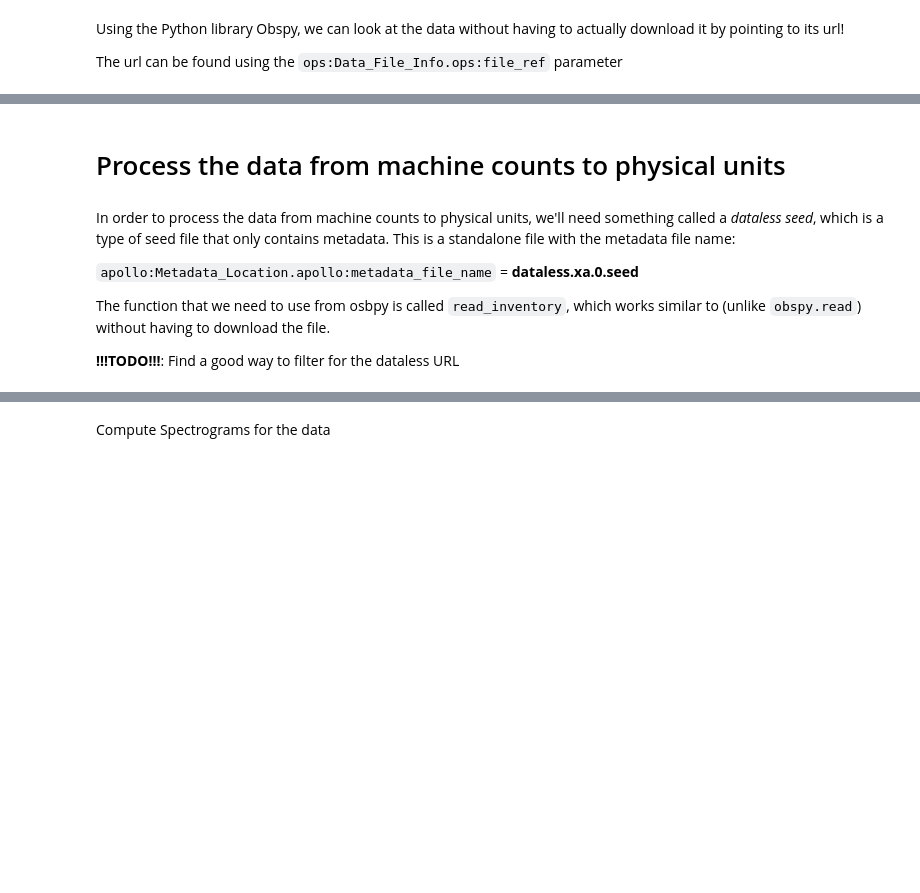
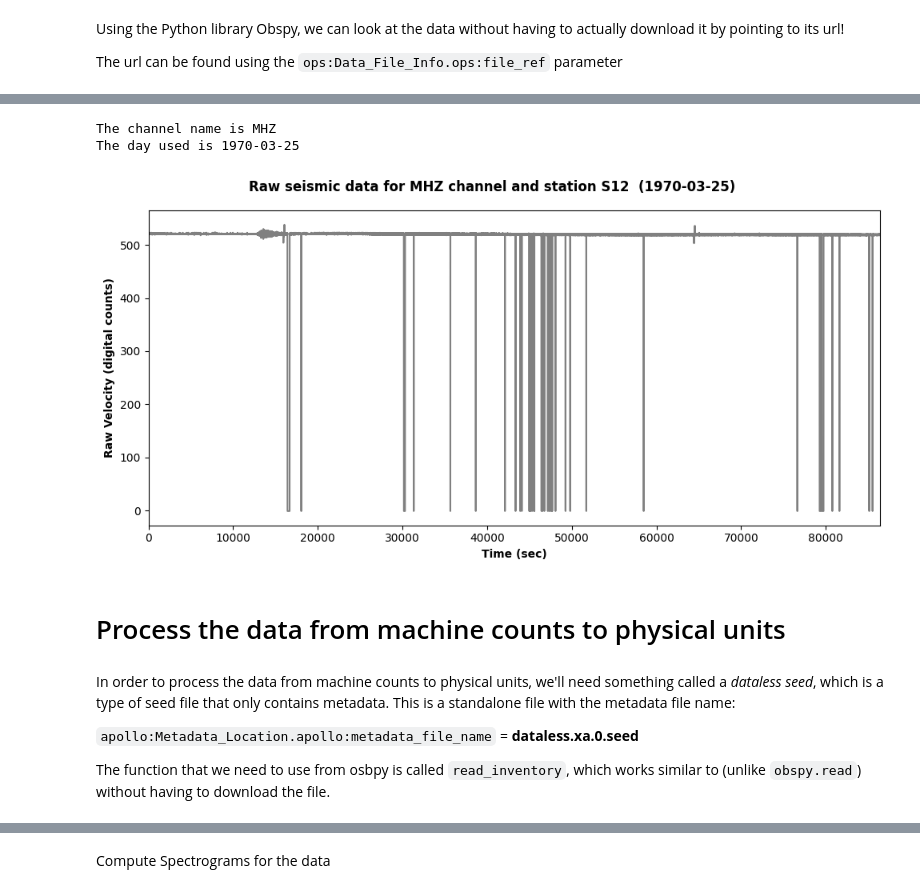
Before and after one commit to civilinifr/cloud_testcase, a Jupyter notebook: AGU_cloud_science.ipynb, the cells around one changed output, grey strips where cells are left out. Saved outputs shown, nothing was run; the diff lists cells and outputs as text; code cells hidden in the pictures; blank space fills up the shorter version.

```diff
--- a/AGU_cloud_science.ipynb
+++ b/AGU_cloud_science.ipynb
@@ -90,21 +166,8 @@ tr.stats
 # %%
-# Let's be a bit more neat about reading in the information from the url
-def read_mseed(infile):
-    """
-    Reads in the data using the obspy utility and returns the time and velocity measurements
-
-    :param infile: [str] Path to file to read
-    """
-    # Read the data as a stream and extract the trace
-    st = read(infile)
-    tr = st[0]
-
-    return tr, tr.times(), tr.data
-
-tr, timedata, valdata_raw = read_mseed(url_path)
 channame = tr.stats.channel
-trace_start = tr.stats.starttime
-station = tr.stats.station
-day = f'{trace_start.year}-{str(trace_start.month).zfill(2)}-{str(trace_start.day).zfill(2)}'
 print(f'The channel name is {channame}')
+day = trace_start.datetime.strftime("%Y-%m-%d")
 print(f'The day used is {day}')
+# %% [output]
+The channel name is MHZ
+The day used is 1970-03-25
@@ -122,3 +174,16 @@ fig.tight_layout()
+# %%
+# Plot the raw data
+fig = plt.figure(figsize=(10, 5))
+# Plot the raw data
+ax0 = plt.subplot(1, 1, 1)
+ax0.plot(tr.times(), tr.data, color='gray')
+ax0.set_xlim((tr.times()[0], tr.times()[-1]))
+ax0.set_xlabel('Time (sec)', fontweight='bold')
+ax0.set_ylabel('Raw Velocity (digital counts)', fontweight='bold')
+fig.suptitle(f'Raw seismic data for {channame} channel and station {station}  ({day})', fontweight='bold')
+fig.tight_layout()
+# %% [output]
+[figure, added]
 # %% [markdown]
 # Process the data from machine counts to physical units
 # %%
@@ -133,6 +198,3 @@ In order to process the data from machine counts to physical units, we'll need s
 `apollo:Metadata_Location.apollo:metadata_file_name` = **dataless.xa.0.seed**
 
 The function that we need to use from osbpy is called `read_inventory`, which works similar to (unlike `obspy.read`) without having to download the file.
-
-
-**!!!TODO!!!**: Find a good way to filter for the dataless URL
```
Also changed, not shown: parts of 19 cells of this notebook.
